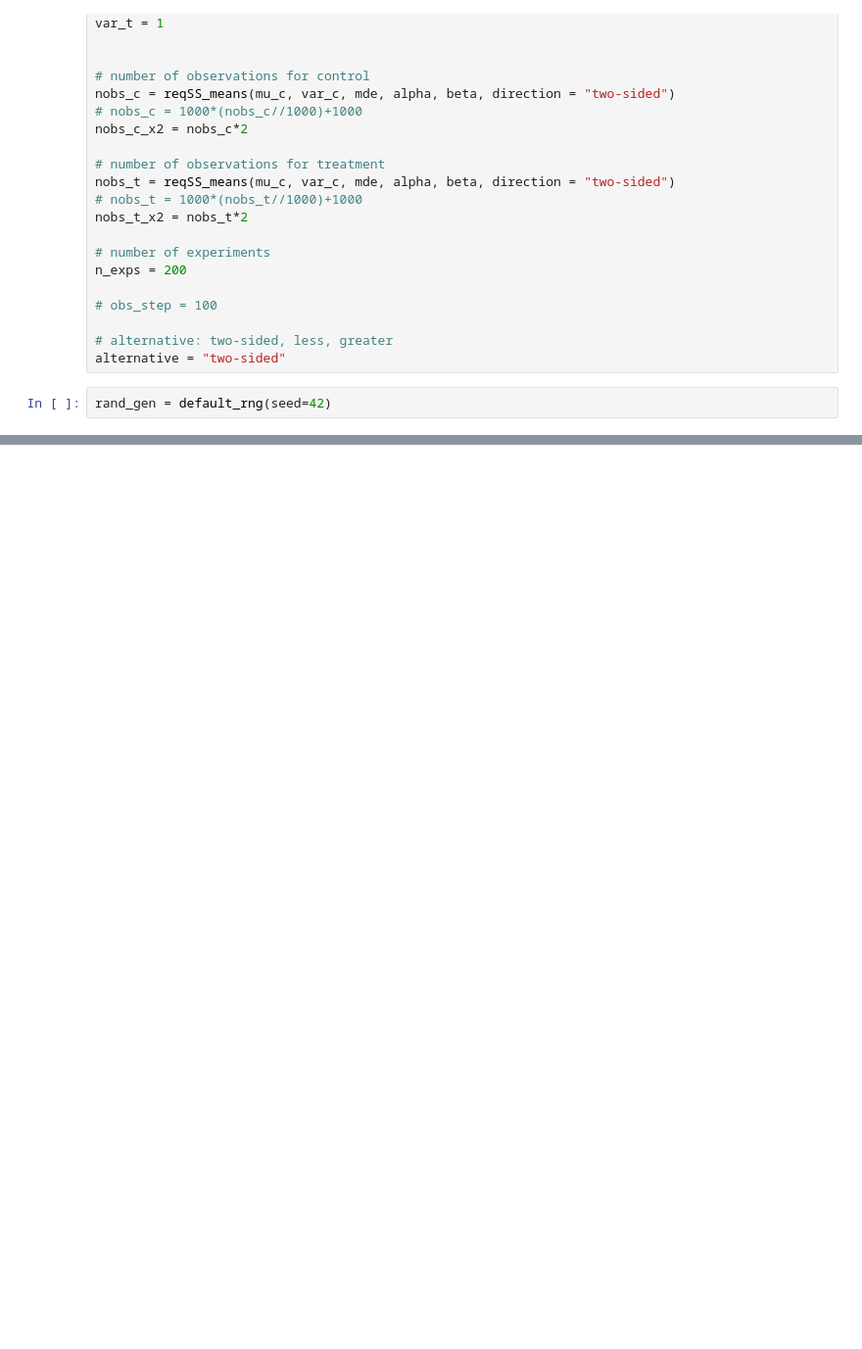
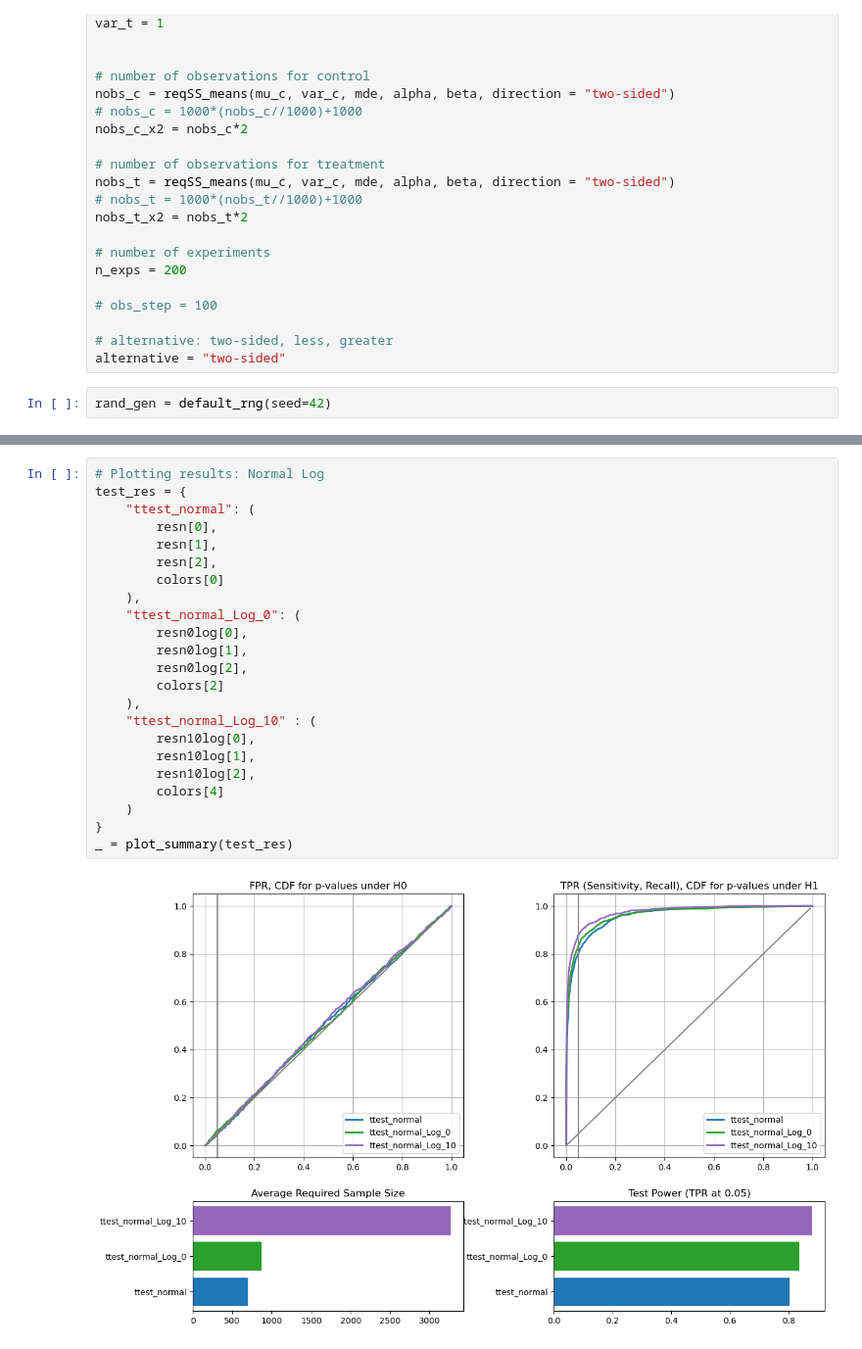
Before and after one commit to Patjo04/HM-AB-testing, a Jupyter notebook: results.ipynb, the cells around one changed output, grey strips where cells are left out. Shown at 98% size. Drawn from its saved outputs; the diff is of its cells as text; blank space fills up the shorter version.

```diff
--- a/results.ipynb
+++ b/results.ipynb
@@ -1909,0 +714,25 @@ print(np.var(a))
+# %%
+# Plotting results: Normal Log
+test_res = {
+    "ttest_normal": (
+        resn[0],
+        resn[1],
+        resn[2],
+        colors[0]
+    ),
+    "ttest_normal_Log_0": (
+        resn0log[0],
+        resn0log[1],
+        resn0log[2],
+        colors[2]
+    ),
+    "ttest_normal_Log_10" : (
+        resn10log[0],
+        resn10log[1],
+        resn10log[2],
+        colors[4]
+    )
+}
+_ = plot_summary(test_res)
+# %% [output]
+[figure, added]
```
Also changed, not shown: parts of 127 cells of this notebook, 26 other files.
